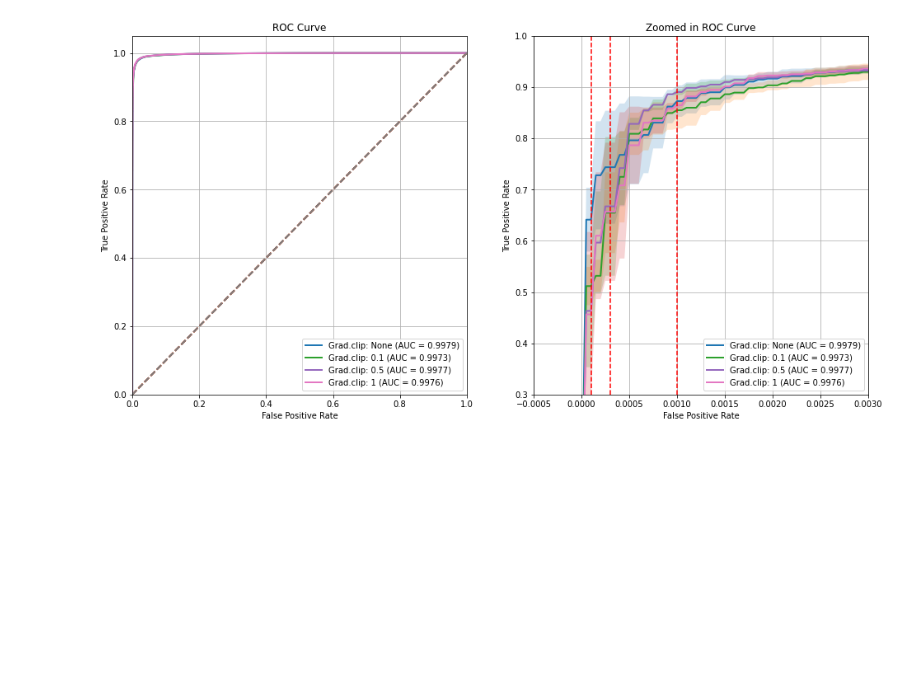
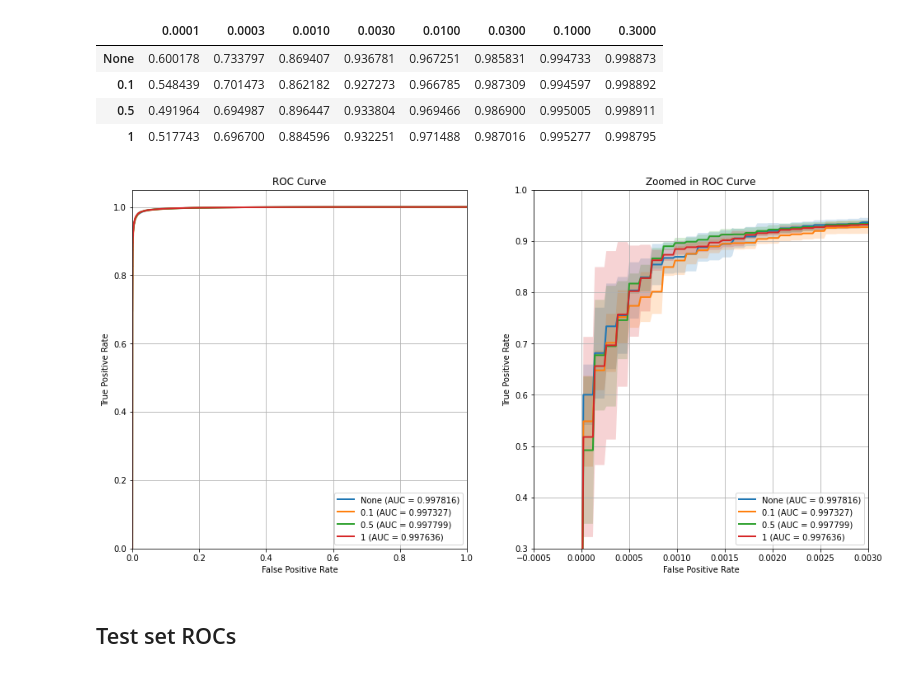
Before and after one commit to dtrizna/nebula, a Jupyter notebook: evaluation/crossValidation/Transformer_Engineering/grad_clip_limit_None_1677328633/results_roc.ipynb, the cells around one changed output. Saved outputs shown, nothing was run; the diff lists cells and outputs as text; code cells hidden in the pictures; blank space fills up the shorter version.

Commit message:
transformer engineering -- evaluating different configurations and roc curves on test set

```diff
--- a/evaluation/crossValidation/Transformer_Engineering/grad_clip_limit_None_1677328633/results_roc.ipynb
+++ b/evaluation/crossValidation/Transformer_Engineering/grad_clip_limit_None_1677328633/results_roc.ipynb
@@ -2,9 +2,14 @@
 import os
 import sys
 sys.path.append("../../../..")
-from nebula.evaluation import read_cv_data_splits
+from nebula.evaluation import read_cv_data_splits, read_cv_metrics_folder
 from nebula.evaluation.roc import get_model_rocs, allign_metrics
-from nebula.misc.plots import plot_roc_curves
+from nebula.misc.plots import plot_roc_curves, plot_cv_metrics_dict
 from nebula.models.attention import TransformerEncoderChunks
 from nebula.misc import get_path
 SCRIPT_PATH = get_path(type="notebook")
+REPO_ROOT = os.path.join(SCRIPT_PATH, *[".."]*4)
+import numpy as np
+from collections import defaultdict
+from pandas import DataFrame, concat
+FPRS = [0.0001, 0.0003, 0.001, 0.003, 0.01, 0.03, 0.1, 0.3]
@@ -29,10 +59,12 @@ model_config = {
 folder = os.path.join(SCRIPT_PATH, "..", "norm_first_limit_None_1677340681")
 data_splits = read_cv_data_splits(folder)
 
-metrics = get_model_rocs(
+roc_metrics_val = get_model_rocs(
     run_types=["None", "0.1", "0.5", "1"],
     model_class=TransformerEncoderChunks,
     model_config=model_config,
     data_splits=data_splits,
 )
+
+base_fpr_val, tprs_mean_val, tprs_std_val = allign_metrics(roc_metrics_val)
 # %% [output]
@@ -49,24 +87,37 @@ Evaluating 1_split_0 | Size: 5397377...
 Evaluating 1_split_1 | Size: 5397377...
 Evaluating 1_split_2 | Size: 5397377...
 # %%
-base_fpr, tprs_mean, tprs_std = allign_metrics(metrics, base_fpr_scale=20000)
-for i, model_type in enumerate(tprs_mean.keys()):
-    if i == 0:
-        axs = None
-    axs = plot_roc_curves(
-        base_fpr,
-        tprs_mean[model_type],
-        tpr_std=tprs_std[model_type],
-        model_name=f"Grad.clip: {model_type}",
-        axs=axs,
-        roc_auc=metrics[model_type][0][2],
-        xlim=[-0.0005, 0.003],
-        ylim=[0.3, 1.0]
-    )
-[ax.grid() for ax in axs]
-_ = [ax.legend(loc='lower right') for ax in axs]
-# plot red dashed vertical in axs[1] line at [0.0001, 0.001, 0.01, 0.1]
-for fpr in [0.0001, 0.0003, 0.001]:
-    axs[1].axvline(x=fpr, color='r', linestyle='--')
+def report_metrics(base_fpr, tprs_mean, tprs_std, metrics, xlim=[-0.0005, 0.3], ylim=[0.6, 1]):
+    tprsdf = DataFrame()
+    for i, model_type in enumerate(tprs_mean.keys()):
+        if i == 0:
+            axs = None
+        axs = plot_roc_curves(
+            base_fpr,
+            tprs_mean[model_type],
+            tpr_std=tprs_std[model_type],
+            model_name=f"{model_type}",
+            axs=axs,
+            roc_auc=metrics[model_type][0][2],
+            xlim=xlim,
+            ylim=ylim
+        )
+        tprs = defaultdict(list)
+        for fpr in FPRS:
+            tpr = tprs_mean[model_type][np.argmin(np.abs(base_fpr - fpr))]
+            tprs[fpr].append(tpr)
+        tprsdf = concat([tprsdf, DataFrame(tprs, index=[model_type])])
+    [ax.grid() for ax in axs]
+    _ = [ax.legend(loc='lower right') for ax in axs]
+    return tprsdf
+
+report_metrics(base_fpr_val, tprs_mean_val, tprs_std_val, roc_metrics_val, xlim=[-0.0005, 0.003], ylim=[0.3, 1.0])
 # %% [output]
+|  | 0.0001 | 0.0003 | 0.0010 | 0.0030 | 0.0100 | 0.0300 | 0.1000 | 0.3000 |
+| None | 0.600178 | 0.733797 | 0.869407 | 0.936781 | 0.967251 | 0.985831 | 0.994733 | 0.998873 |
+| 0.1 | 0.548439 | 0.701473 | 0.862182 | 0.927273 | 0.966785 | 0.987309 | 0.994597 | 0.998892 |
+| 0.5 | 0.491964 | 0.694987 | 0.896447 | 0.933804 | 0.969466 | 0.986900 | 0.995005 | 0.998911 |
+| 1 | 0.517743 | 0.696700 | 0.884596 | 0.932251 | 0.971488 | 0.987016 | 0.995277 | 0.998795 |
-[figure, old version]
+[figure, new version]
+# %% [markdown]
+## Test set ROCs
```
Also changed, not shown: parts of 4 cells of this notebook, 33 other files.
